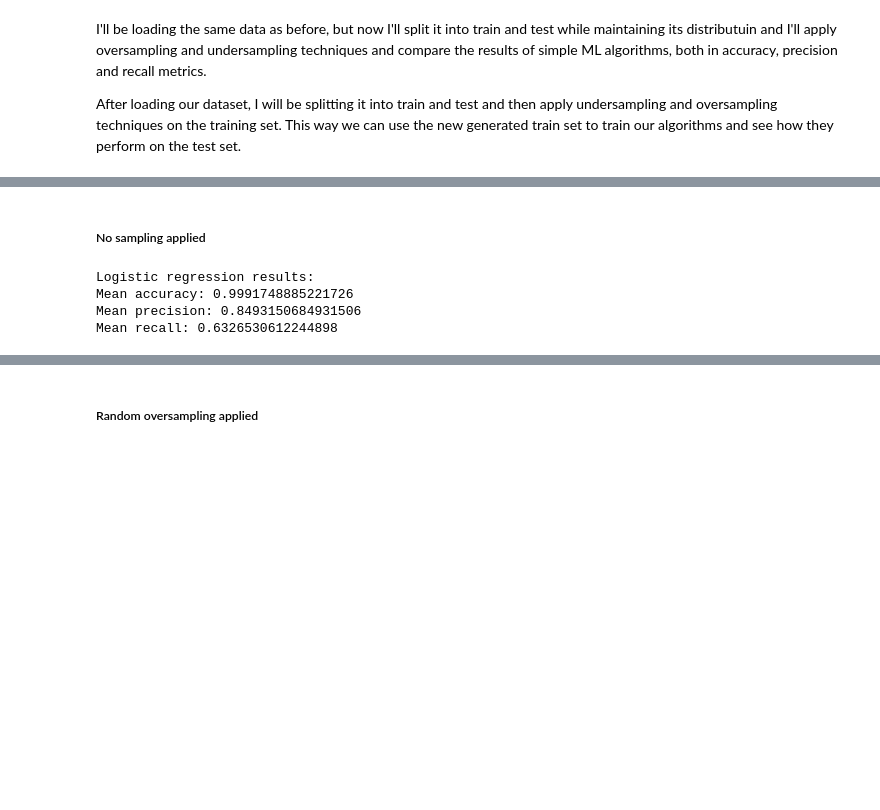
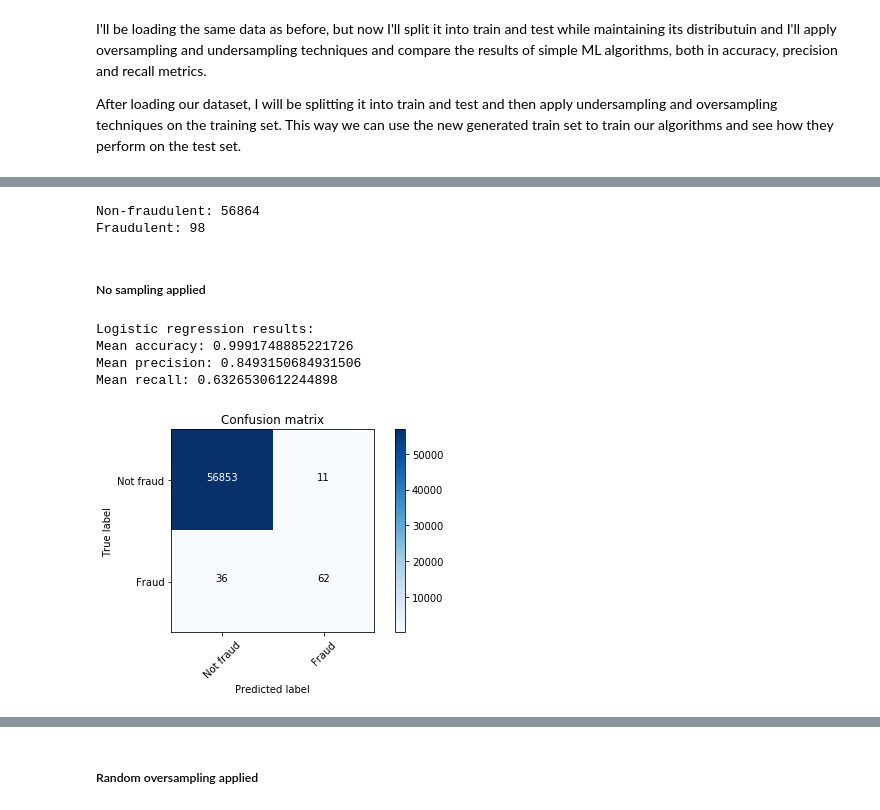
Before and after one commit to mikaelsouza/fraud-detection, a Jupyter notebook: notebooks/exploratory/kaggle/1-undersampling-oversampling.ipynb, the cells around one changed output, grey strips where cells are left out. Drawn from its saved outputs; the diff is of its cells as text; code cells hidden in the pictures; blank space fills up the shorter version.

```diff
--- a/notebooks/exploratory/kaggle/1-undersampling-oversampling.ipynb
+++ b/notebooks/exploratory/kaggle/1-undersampling-oversampling.ipynb
@@ -46,5 +61,11 @@ I'll be comparing classifiers before and after applying undersampling and oversa
+# %%
+print("Non-fraudulent: {}".format(len([x for x in y_test if x == 0])))
+print("Fraudulent: {}".format(len([x for x in y_test if x == 1])))
+# %% [output]
+Non-fraudulent: 56864
+Fraudulent: 98
 # %%
-def classify(X_train, X_test, y_train, y_test, random_state=0, classifier=LogisticRegression):
+def classify(X_train, X_test, y_train, y_test, random_state=0, classifier=LogisticRegression, normalized=True):
     lrc = classifier(random_state=random_state)
     lrc.fit(X_train, y_train)
     y_pred = lrc.predict(X_test)
@@ -57,10 +78,13 @@ def classify(X_train, X_test, y_train, y_test, random_state=0, classifier=Logist
     print("Mean precision: {}".format(precision))
     print("Mean recall: {}".format(recall))
 
+    cm = confusion_matrix(y_true=y_test, y_pred=y_pred)
+    futils.plot_confusion_matrix(cm=cm, classes=['Not fraud', 'Fraud'], normalize=normalized)
+
+
     return {'accuracy': accuracy,
             'precision': precision,
-            'recall': recall
-           }
+            'recall': recall}
 # %% [markdown]
 ##### No sampling applied
 # %%
@@ -68,11 +92,12 @@ logistic_regression_scores = {}
 decision_tree_scores = {}
 # %%
 print("Logistic regression results:")
-logistic_regression_scores['normal'] = classify(X_train, X_test, y_train, y_test, classifier=LogisticRegression)
+logistic_regression_scores['normal'] = classify(X_train, X_test, y_train, y_test, classifier=LogisticRegression, normalized=False)
 # %% [output]
 Logistic regression results:
 Mean accuracy: 0.9991748885221726
 Mean precision: 0.8493150684931506
 Mean recall: 0.6326530612244898
+[figure, added]
 # %%
 print("Decision tree results:")
```
Also changed, not shown: parts of 8 cells of this notebook.
